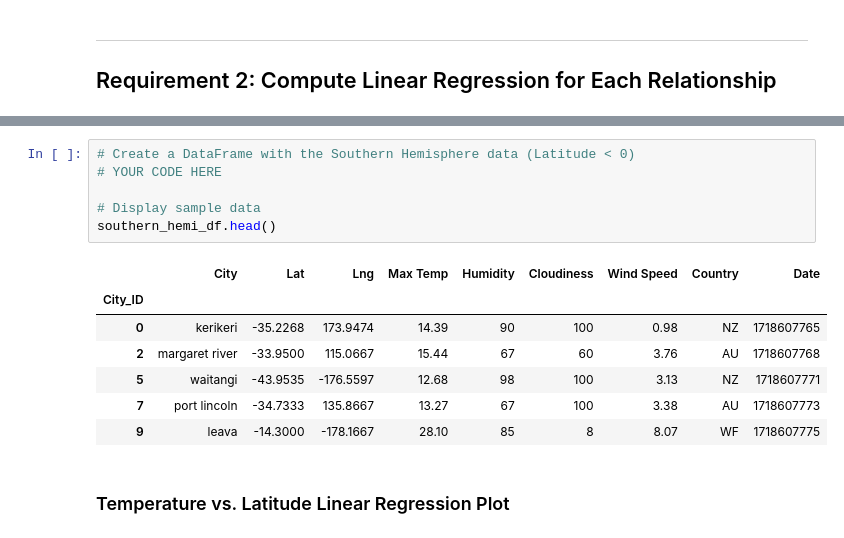
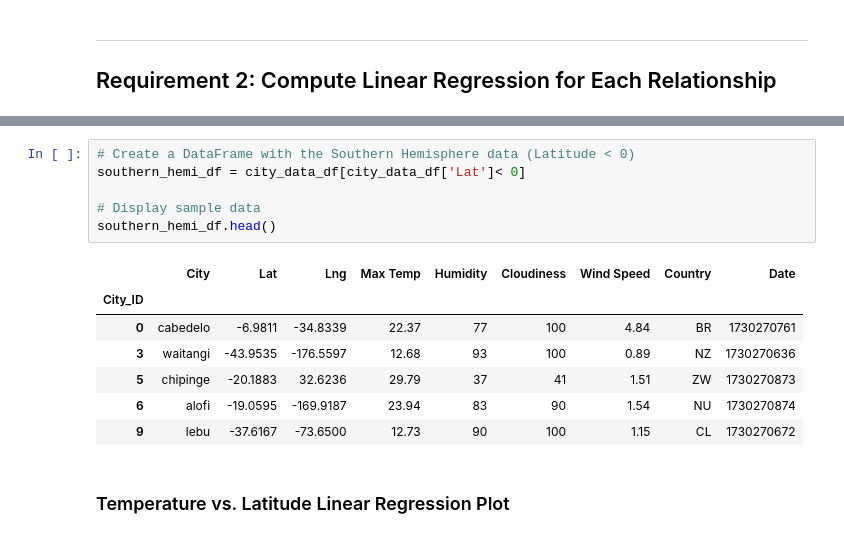
Before and after one commit to soniamoretti/6-python-api-challenge, a Jupyter notebook: weatherPy/WeatherPy.ipynb, the cells around one changed output, grey strips where cells are left out. Saved outputs shown, nothing was run; the diff lists cells and outputs as text.

```diff
--- a/weatherPy/WeatherPy.ipynb
+++ b/weatherPy/WeatherPy.ipynb
@@ -261,16 +325,16 @@ NameError: name 'northern_hemi_df' is not defined
 # %%
 # Create a DataFrame with the Southern Hemisphere data (Latitude < 0)
-# YOUR CODE HERE
+southern_hemi_df = city_data_df[city_data_df['Lat']< 0]
 
 # Display sample data
 southern_hemi_df.head()
 # %% [output]
 |  | City | Lat | Lng | Max Temp | Humidity | Cloudiness | Wind Speed | Country | Date |
 | City_ID |  |  |  |  |  |  |  |  |  |
-| 0 | kerikeri | -35.2268 | 173.9474 | 14.39 | 90 | 100 | 0.98 | NZ | 1718607765 |
-| 2 | margaret river | -33.9500 | 115.0667 | 15.44 | 67 | 60 | 3.76 | AU | 1718607768 |
-| 5 | waitangi | -43.9535 | -176.5597 | 12.68 | 98 | 100 | 3.13 | NZ | 1718607771 |
-| 7 | port lincoln | -34.7333 | 135.8667 | 13.27 | 67 | 100 | 3.38 | AU | 1718607773 |
-| 9 | leava | -14.3000 | -178.1667 | 28.10 | 85 | 8 | 8.07 | WF | 1718607775 |
+| 0 | cabedelo | -6.9811 | -34.8339 | 22.37 | 77 | 100 | 4.84 | BR | 1730270761 |
+| 3 | waitangi | -43.9535 | -176.5597 | 12.68 | 93 | 100 | 0.89 | NZ | 1730270636 |
+| 5 | chipinge | -20.1883 | 32.6236 | 29.79 | 37 | 41 | 1.51 | ZW | 1730270873 |
+| 6 | alofi | -19.0595 | -169.9187 | 23.94 | 83 | 90 | 1.54 | NU | 1730270874 |
+| 9 | lebu | -37.6167 | -73.6500 | 12.73 | 90 | 100 | 1.15 | CL | 1730270672 |
 # %% [markdown]
 ###  Temperature vs. Latitude Linear Regression Plot
```
Also changed, not shown: parts of 26 cells of this notebook.
